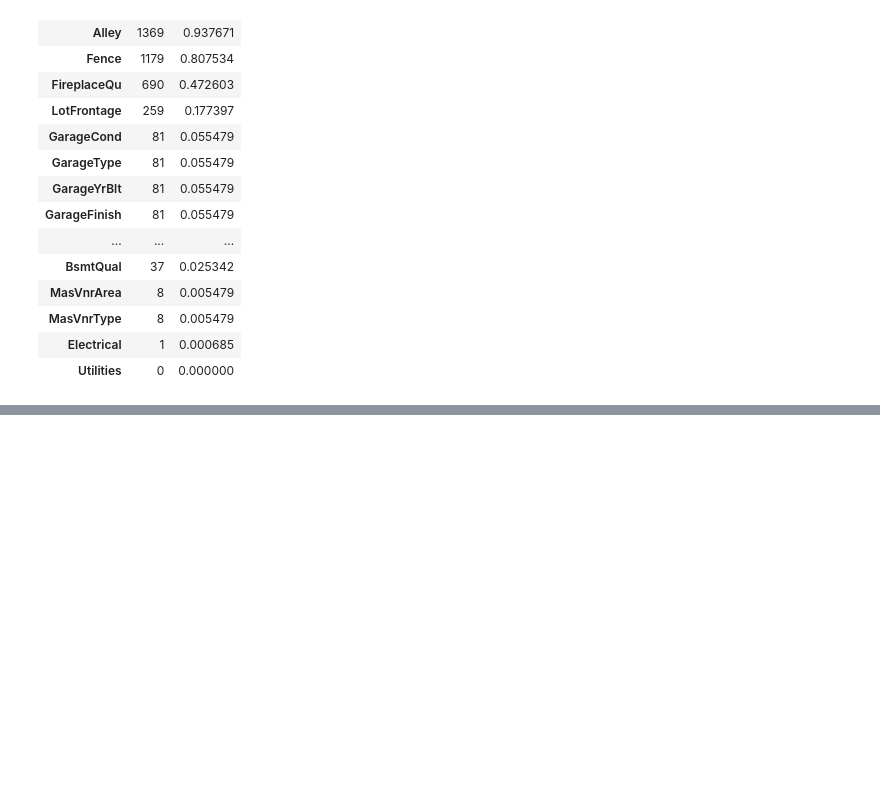
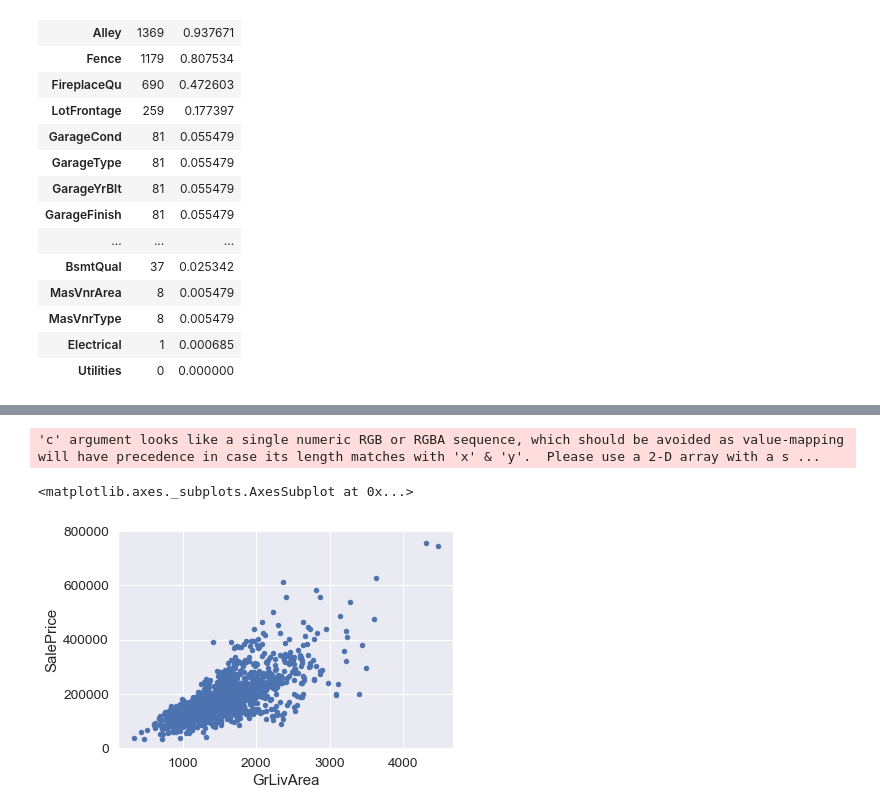
Before and after one commit to chenminjing1984/Kaggle, a Jupyter notebook: House Price Prediction/House Price Prediction.ipynb, the cells around one changed output, grey strips where cells are left out. Saved outputs shown, nothing was run; the diff lists cells and outputs as text; code cells hidden in the pictures; blank space fills up the shorter version.

```diff
--- a/House Price Prediction/House Price Prediction.ipynb
+++ b/House Price Prediction/House Price Prediction.ipynb
@@ -164,0 +212,12 @@ missing_data.head(20)
+# %%
+# Deleting points
+df_train.sort_values(by='GrLivArea',ascending=False).head()[0:2]
+df_train = df_train.drop(df_train[df_train['Id']==1299].index)
+df_train = df_train.drop(df_train[df_train['Id']==524].index)
+
+# Make sure these 2 row has been deleted
+df_train.plot.scatter(x='GrLivArea', y='SalePrice',ylim=(0,800000))
+# %% [output]
+'c' argument looks like a single numeric RGB or RGBA sequence, which should be avoided as value-mapping will have precedence in case its length matches with 'x' & 'y'.  Please use a 2-D array with a s ...
+<matplotlib.axes._subplots.AxesSubplot at 0x...>
+[figure, added]
```
Also changed, not shown: parts of 10 cells of this notebook.
